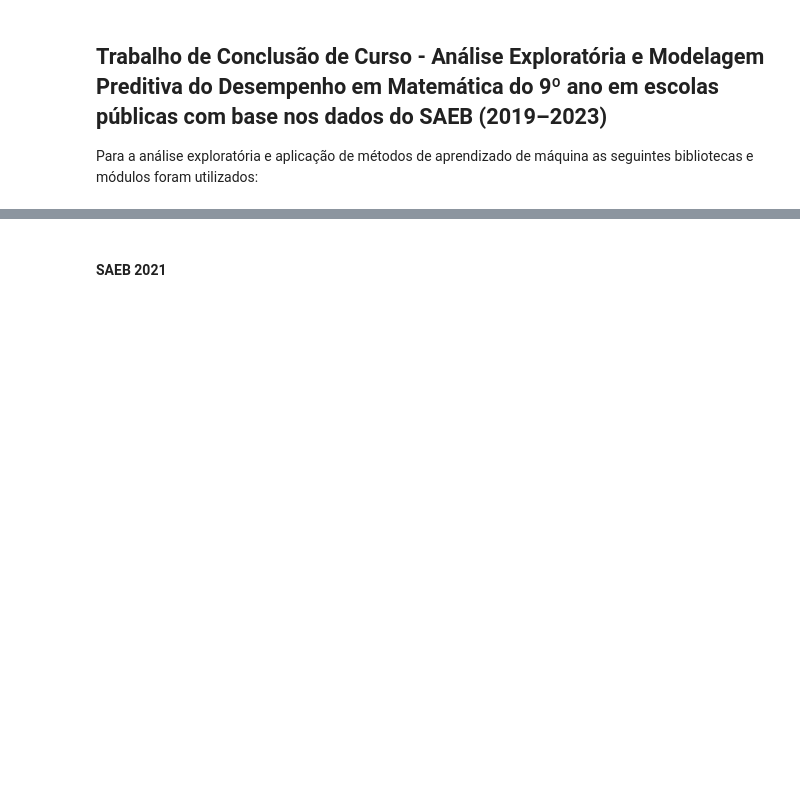
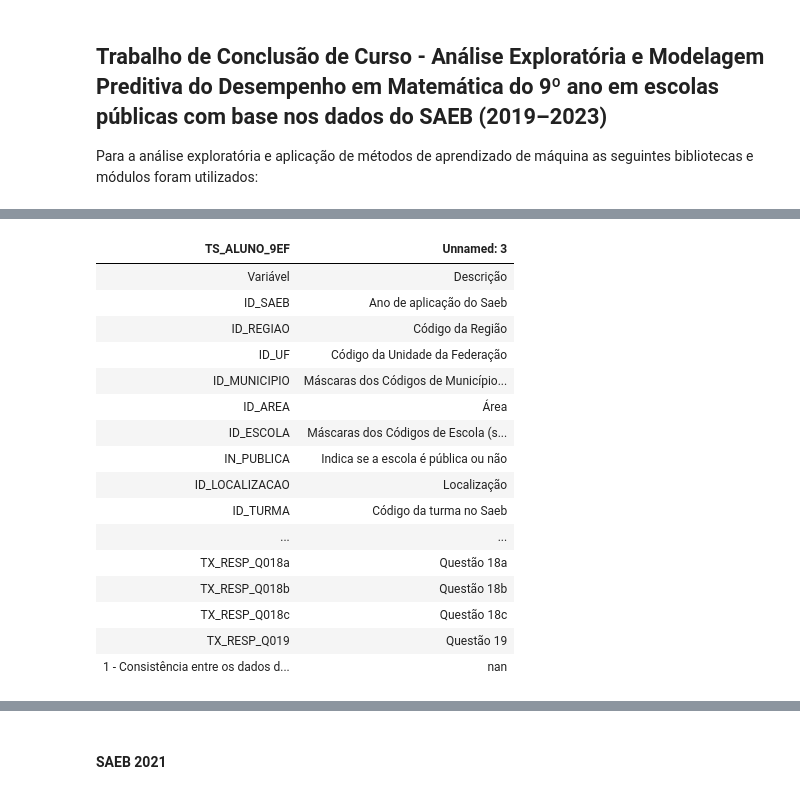
Before and after one commit to emilly788/TCC, a Jupyter notebook: TCC.ipynb, the cells around one changed output, grey strips where cells are left out. Cells and saved outputs as stored; diff of their text form; code cells hidden in the pictures; blank space fills up the shorter version.

```diff
--- a/TCC.ipynb
+++ b/TCC.ipynb
@@ -17,0 +65,25 @@ Esta seção descreve as estruturas e conteúdos dos conjuntos de dados utilizad
+# %%
+dicionario_2019 = pd.read_excel(r"2019/Dicionario_Saeb_2019.xlsx", sheet_name="TS_ALUNO_9EF")
+dicionario_2019 = dicionario_2019[["TS_ALUNO_9EF", "Unnamed: 3"]]
+dicionario_2019 = dicionario_2019.dropna(how="all")
+
+from IPython.display import display
+display(dicionario_2019.style.hide(axis="index"))
+# %% [output]
+| TS_ALUNO_9EF | Unnamed: 3 |
+| Variável | Descrição |
+| ID_SAEB | Ano de aplicação do Saeb |
+| ID_REGIAO | Código da Região |
+| ID_UF | Código da Unidade da Federação |
+| ID_MUNICIPIO | Máscaras dos Códigos de Município... |
+| ID_AREA | Área |
+| ID_ESCOLA | Máscaras dos Códigos de Escola (s... |
+| IN_PUBLICA | Indica se a escola é pública ou não |
+| ID_LOCALIZACAO | Localização |
+| ID_TURMA | Código da turma no Saeb |
+| ... | ... |
+| TX_RESP_Q018a | Questão 18a |
+| TX_RESP_Q018b | Questão 18b |
+| TX_RESP_Q018c | Questão 18c |
+| TX_RESP_Q019 | Questão 19 |
+| 1 - Consistência entre os dados d... | nan |
```
Also changed, not shown: parts of 20 cells of this notebook.
